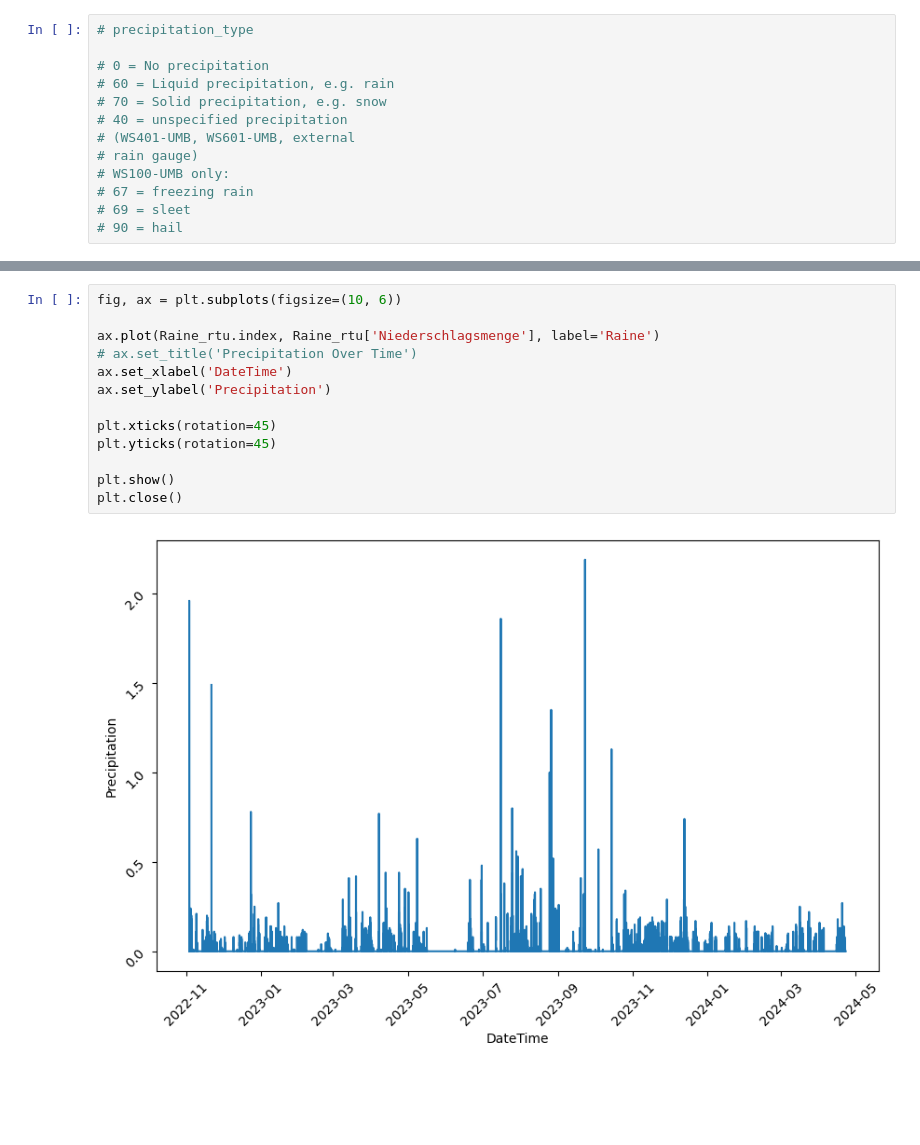
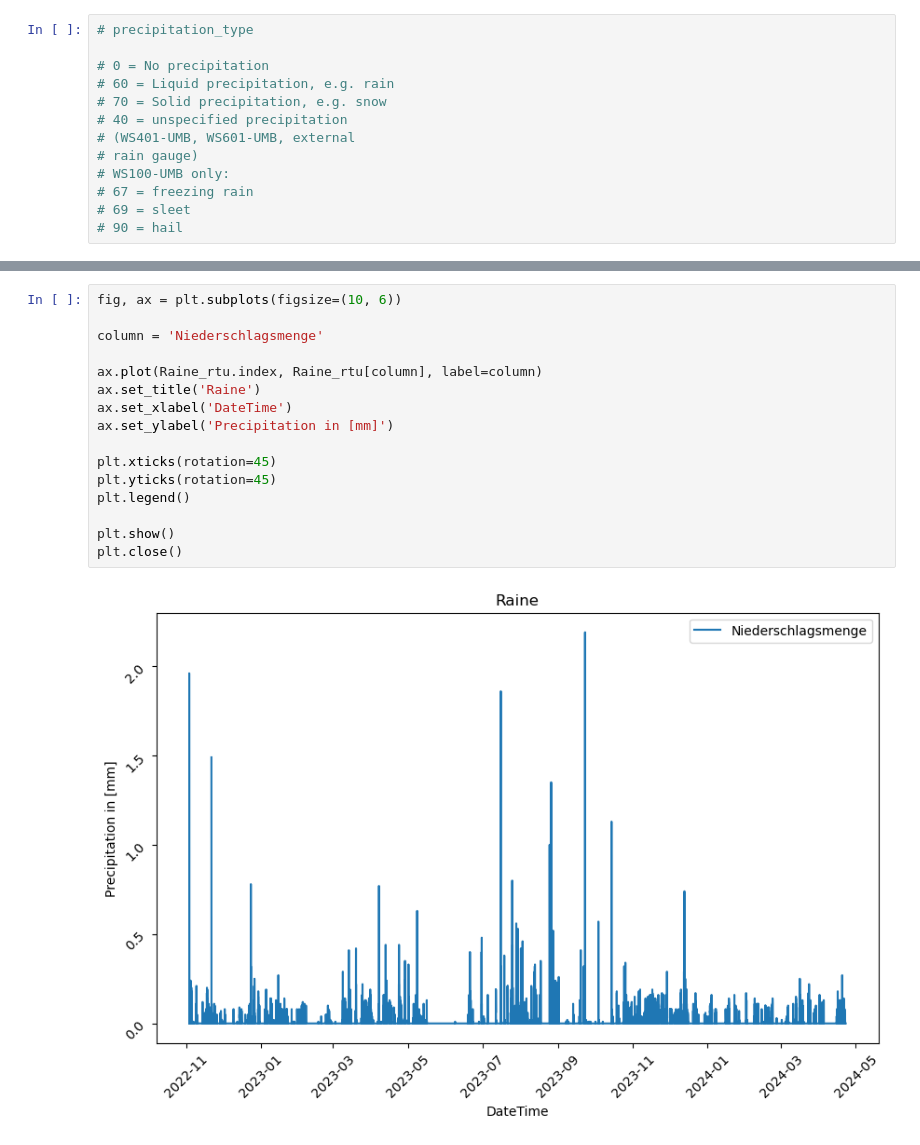
Before and after one commit to Nicholas202024/Hiwi_Code, a Jupyter notebook: plots.ipynb, the cells around one changed output, grey strips where cells are left out. Drawn from its saved outputs; the diff is of its cells as text; blank space fills up the shorter version.

```diff
--- a/plots.ipynb
+++ b/plots.ipynb
@@ -75,15 +153,18 @@ plt.close()
 # %%
 fig, ax = plt.subplots(figsize=(10, 6))
 
-ax.plot(Raine_rtu.index, Raine_rtu['Niederschlagsmenge'], label='Raine')
-# ax.set_title('Precipitation Over Time')
+column = 'Niederschlagsmenge'
+
+ax.plot(Raine_rtu.index, Raine_rtu[column], label=column)
+ax.set_title('Raine')
 ax.set_xlabel('DateTime')
-ax.set_ylabel('Precipitation')
+ax.set_ylabel('Precipitation in [mm]')
 
 plt.xticks(rotation=45)
 plt.yticks(rotation=45)
+plt.legend()
 
 plt.show()
 plt.close()
 # %% [output]
-[figure, old version]
+[figure, new version]
```
Also changed, not shown: parts of 18 cells of this notebook, 2 other files.
